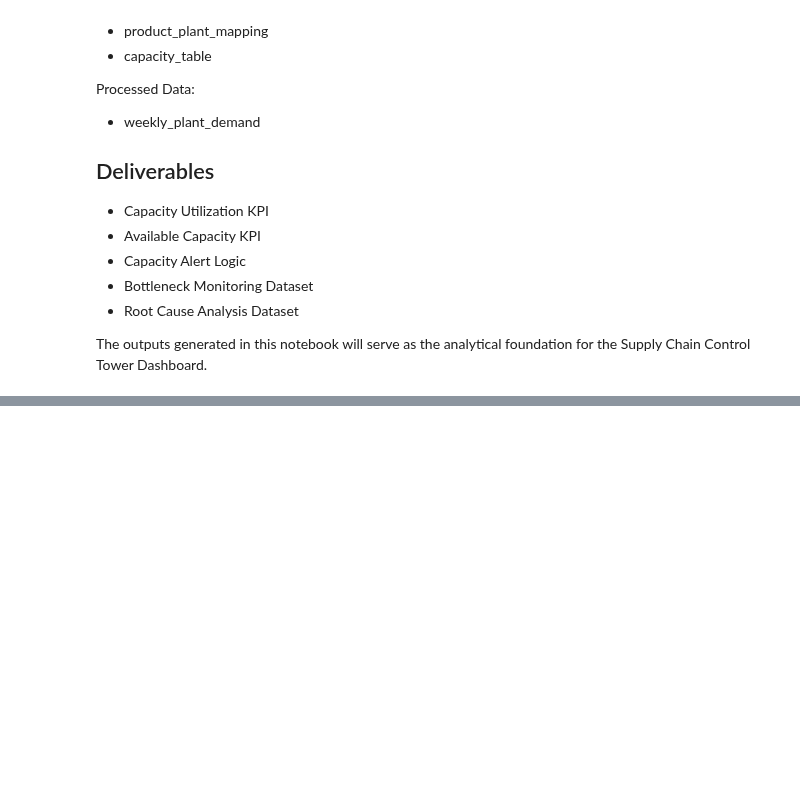
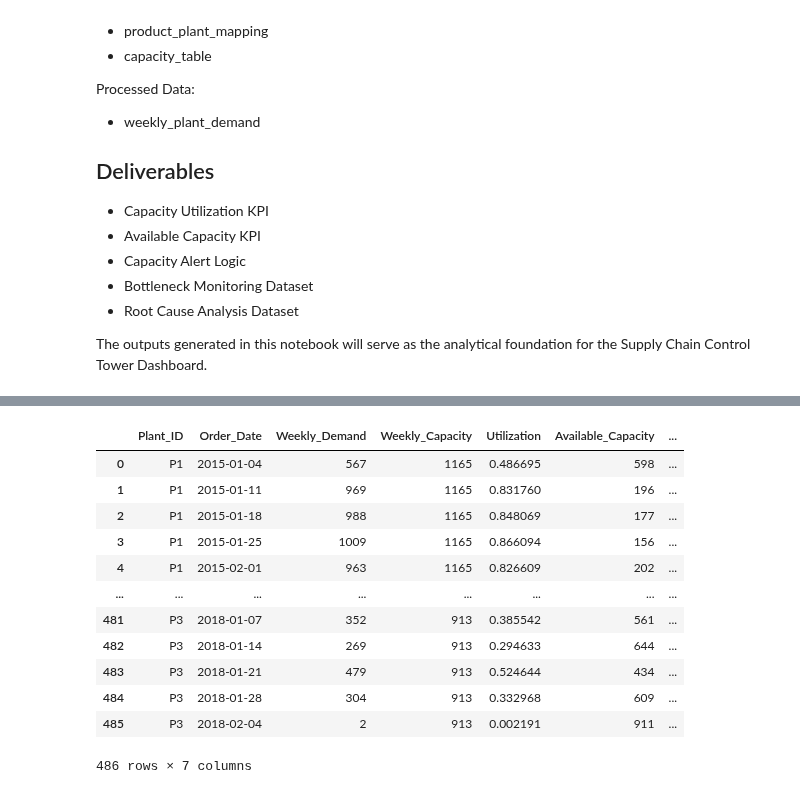
Before and after one commit to rsm-chl307/SupplyChain_Control_Tower_DataCo, a Jupyter notebook: notebooks/02_risk_metrics.ipynb, the cells around one changed output, grey strips where cells are left out. Drawn from its saved outputs; the diff is of its cells as text; code cells hidden in the pictures; blank space fills up the shorter version.

```diff
--- a/notebooks/02_risk_metrics.ipynb
+++ b/notebooks/02_risk_metrics.ipynb
@@ -83,0 +84,58 @@ capacity_utilization.head()
+# %%
+# Total demand assigned to a plant in a given week
+
+capacity_utilization = capacity_utilization.rename(
+    columns={
+        "Order Item Quantity": "Weekly_Demand"
+    }
+)
+# %%
+# Percentage of plant capacity consumed by weekly demand
+
+capacity_utilization["Utilization"] = (
+    capacity_utilization["Weekly_Demand"]
+    /
+    capacity_utilization["Weekly_Capacity"]
+)
+# %%
+# Remaining production capacity available after fulfilling weekly demand
+
+capacity_utilization["Available_Capacity"] = (
+    capacity_utilization["Weekly_Capacity"]
+    -
+    capacity_utilization["Weekly_Demand"]
+)
+# %%
+# Capacity risk level based on utilization threshold
+def capacity_status(util):
+
+    if util >= 0.95:
+        return "Critical"
+
+    elif util >= 0.85:
+        return "Warning"
+
+    else:
+        return "Normal"
+
+capacity_utilization["Capacity_Status"] = (
+    capacity_utilization["Utilization"]
+    .apply(capacity_status)
+)
+# %%
+capacity_utilization.head()
+capacity_utilization
+# %% [output]
+|  | Plant_ID | Order_Date | Weekly_Demand | Weekly_Capacity | Utilization | Available_Capacity | ... |
+| 0 | P1 | 2015-01-04 | 567 | 1165 | 0.486695 | 598 | ... |
+| 1 | P1 | 2015-01-11 | 969 | 1165 | 0.831760 | 196 | ... |
+| 2 | P1 | 2015-01-18 | 988 | 1165 | 0.848069 | 177 | ... |
+| 3 | P1 | 2015-01-25 | 1009 | 1165 | 0.866094 | 156 | ... |
+| 4 | P1 | 2015-02-01 | 963 | 1165 | 0.826609 | 202 | ... |
+| ... | ... | ... | ... | ... | ... | ... | ... |
+| 481 | P3 | 2018-01-07 | 352 | 913 | 0.385542 | 561 | ... |
+| 482 | P3 | 2018-01-14 | 269 | 913 | 0.294633 | 644 | ... |
+| 483 | P3 | 2018-01-21 | 479 | 913 | 0.524644 | 434 | ... |
+| 484 | P3 | 2018-01-28 | 304 | 913 | 0.332968 | 609 | ... |
+| 485 | P3 | 2018-02-04 | 2 | 913 | 0.002191 | 911 | ... |
+486 rows × 7 columns
```
Also changed, not shown: parts of 3 cells of this notebook, 4 other files.
